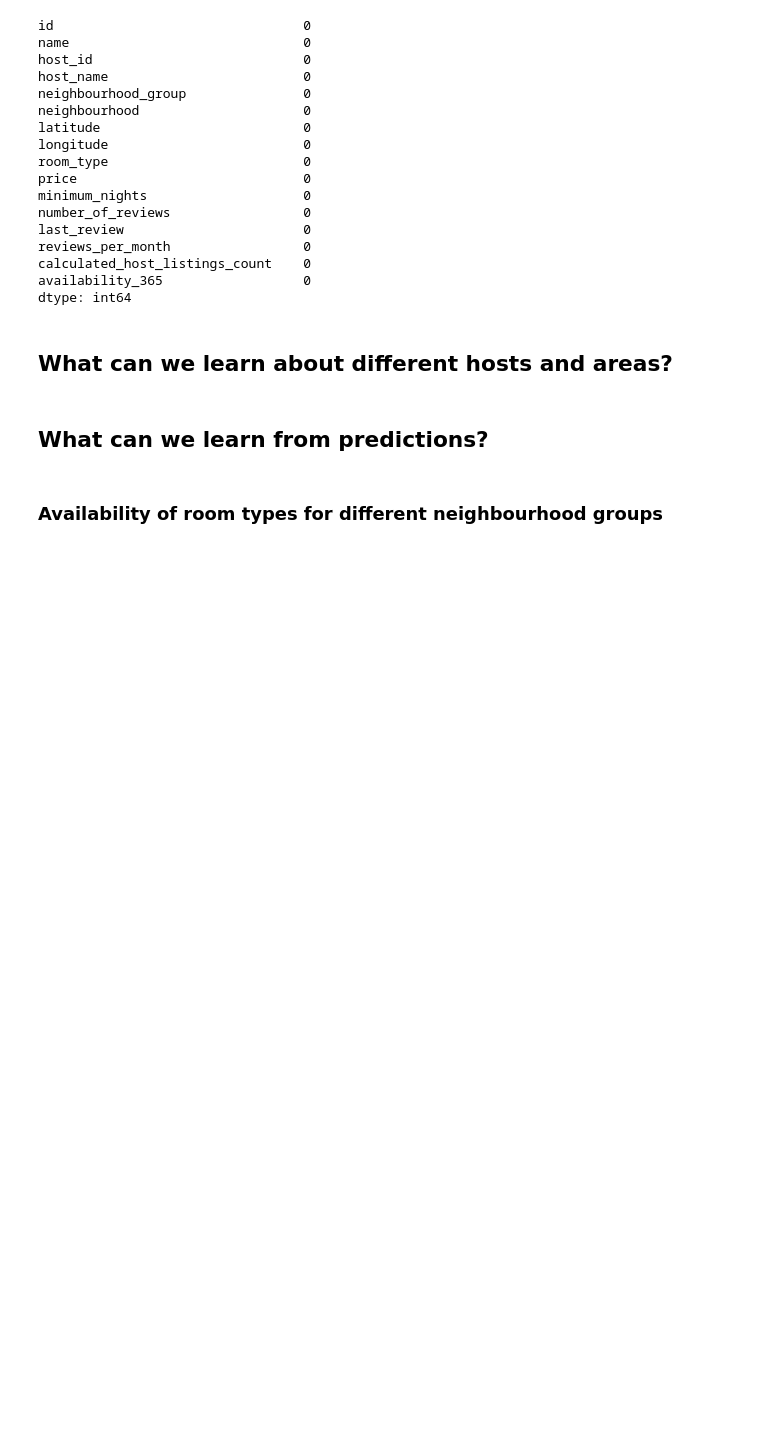
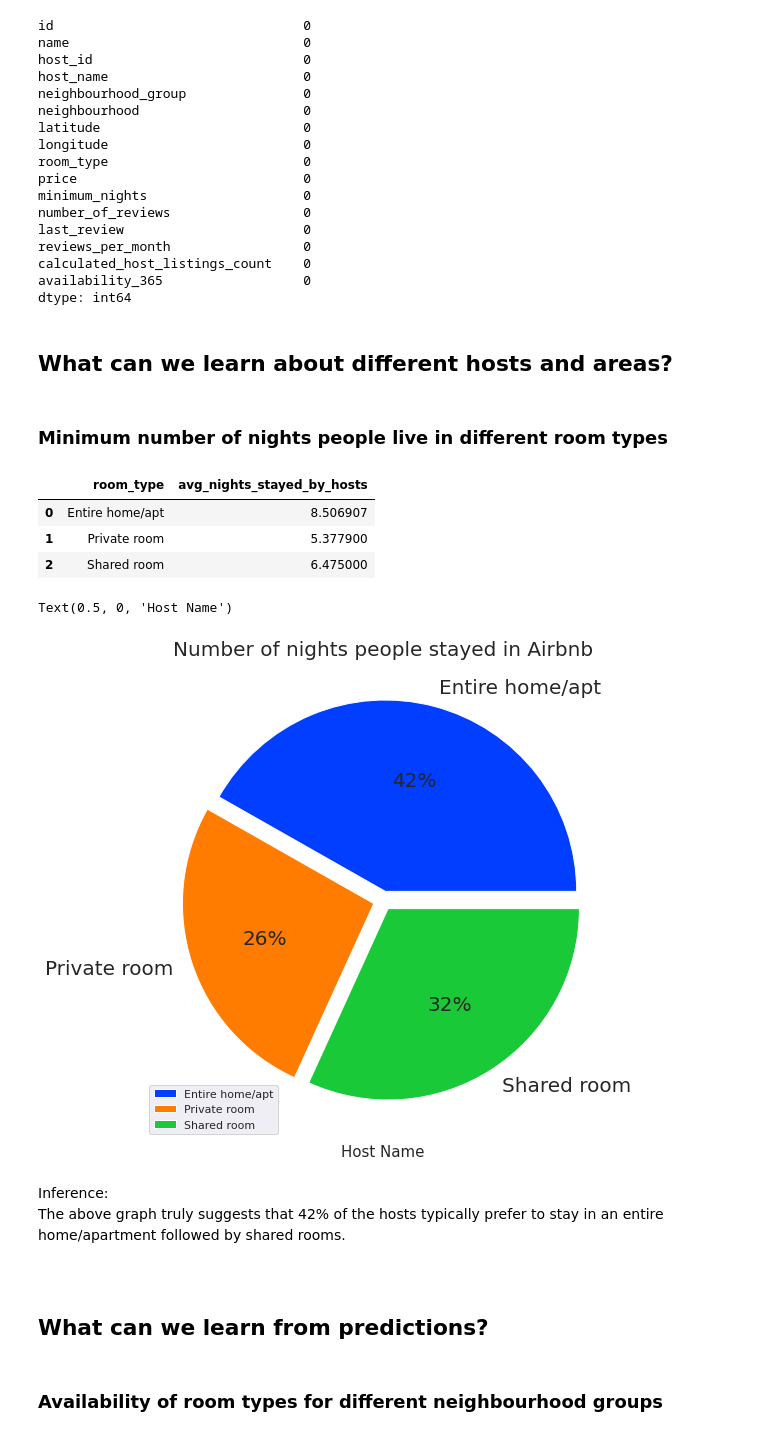
Before and after one commit to codeboy47/airbnb-booking-analysis, a Jupyter notebook: Akshit_Singh_Airbnb_Bookings_Analysis.ipynb, the cells around one changed output. Drawn from its saved outputs; the diff is of its cells as text; code cells hidden in the pictures; blank space fills up the shorter version.

Commit message:
added a pie plot for min nights hosts stayed

```diff
--- a/Akshit_Singh_Airbnb_Bookings_Analysis.ipynb
+++ b/Akshit_Singh_Airbnb_Bookings_Analysis.ipynb
@@ -134,6 +134,37 @@ style.use('ggplot')
 sns.set(style = 'darkgrid')
 # %% [markdown]
 ## What can we learn about different hosts and areas?
+# %% [markdown]
+### Minimum number of nights people live in different room types
+# %%
+# grouping room_types according to the average minimum nights
+preferred_room_types = airbnb_df.groupby(['room_type'], as_index = False).agg({'minimum_nights': 'mean'}).rename(columns = {'minimum_nights' : 'avg_nights_stayed_by_hosts'})
+preferred_room_types
+# %% [output]
+|  | room_type | avg_nights_stayed_by_hosts |
+| 0 | Entire home/apt | 8.506907 |
+| 1 | Private room | 5.377900 |
+| 2 | Shared room | 6.475000 |
+# %%
+ax = preferred_room_types.plot.pie(
+    y = 'avg_nights_stayed_by_hosts',
+    labels = preferred_room_types['room_type'],
+    colors = sns.color_palette('bright'),
+    autopct = '%.0f%%',
+    explode = [0.05, 0.05, 0.05],
+    fontsize = 20
+)
+ax.set_title('Number of nights people stayed in Airbnb', fontsize = 20)
+ax.set_ylabel('')
+ax.set_xlabel('Host Name', fontsize = 15)
+# %% [output]
+Text(0.5, 0, 'Host Name')
+[figure, added]
+# %% [markdown]
+Inference: <br>
+The above graph truly suggests that 42% of the hosts typically prefer to stay in an entire home/apartment followed by shared rooms.
+<br>
+<br>
 # %% [markdown]
 ## What can we learn from predictions?
 # %% [markdown]
```
Also changed, not shown: parts of 2 cells of this notebook.
